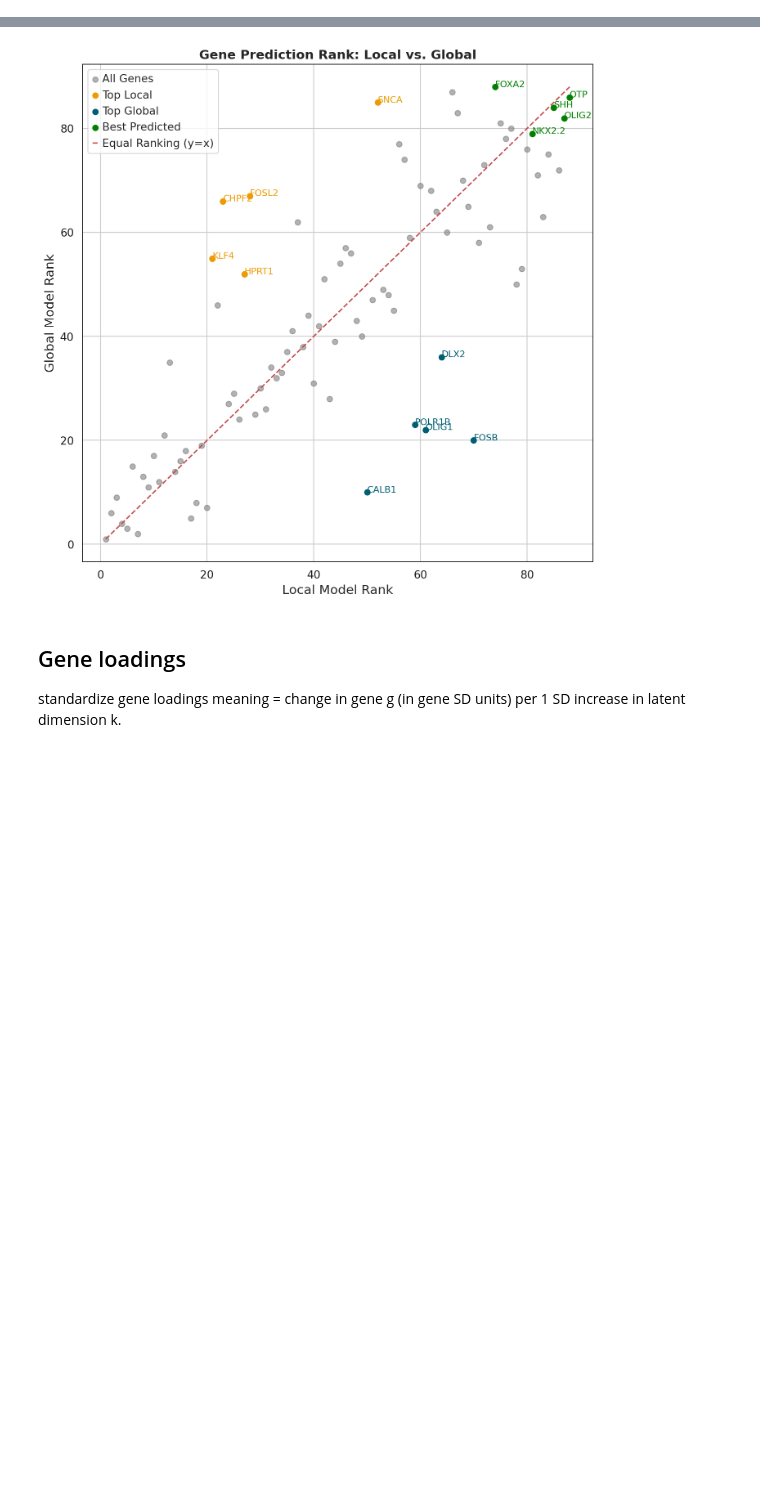
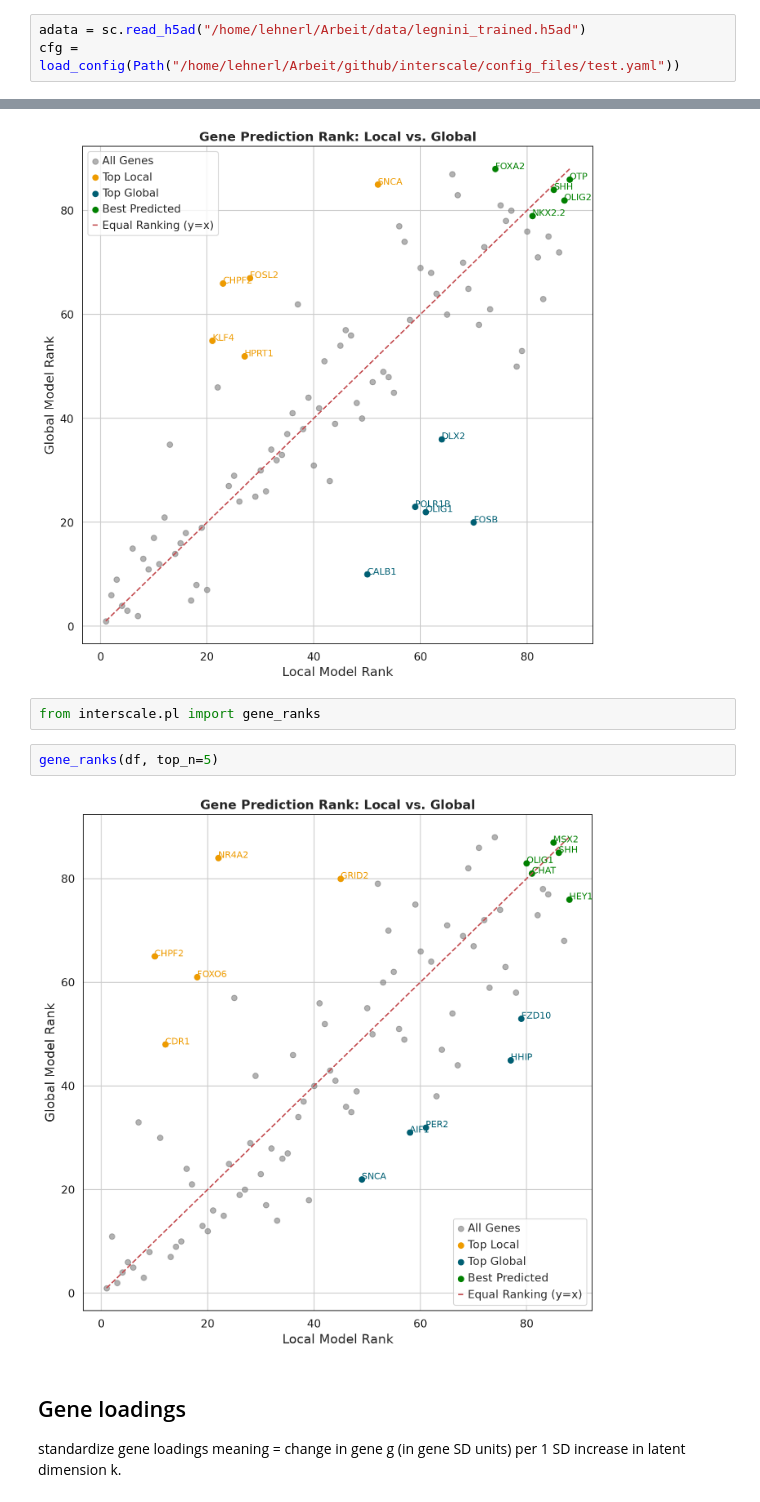
Before and after one commit to LLehner/interscale, a Jupyter notebook: docs/notebooks/2_gene_level_evaluation.ipynb, the cells around one changed output, grey strips where cells are left out. Cells and saved outputs as stored; diff of their text form; blank space fills up the shorter version.

```diff
--- a/docs/notebooks/2_gene_level_evaluation.ipynb
+++ b/docs/notebooks/2_gene_level_evaluation.ipynb
@@ -53,6 +53,9 @@ To load the model, check in the previous tutorial [1_model_training.ipynb](1_mod
 # %%
 adata = sc.read_h5ad(f"{BASE_DIR_PROJECT}/data/{DATA}_trained.h5ad")
 cfg = load_config(Path(f"{BASE_DIR_PROJECT}/config_files/{DATA}_example.yaml"))
+# %%
+adata = sc.read_h5ad("/home/lehnerl/Arbeit/data/legnini_trained.h5ad")
+cfg = load_config(Path("/home/lehnerl/Arbeit/github/interscale/config_files/test.yaml"))
 # %%
 interscale.model.CombinedModel._setup_anndata(
     adata=adata,
@@ -90,6 +93,12 @@ df = calculate_gene_ranks(adata, layers_local_pred="_y_pred_local", layers_globa
 interscale.pl.gene_ranks(df, top_n=5)
 # %% [output]
 [figure]
+# %%
+from interscale.pl import gene_ranks
+# %%
+gene_ranks(df, top_n=5)
+# %% [output]
+[figure, added]
 # %% [markdown]
 ## Gene loadings
 
```
Also changed, not shown: parts of 10 cells of this notebook, 1 other file.
